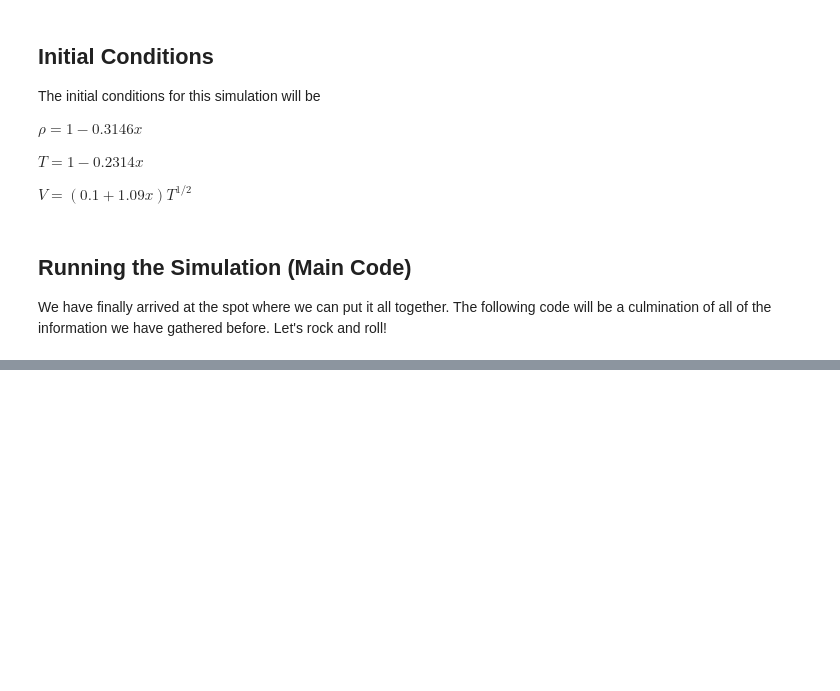
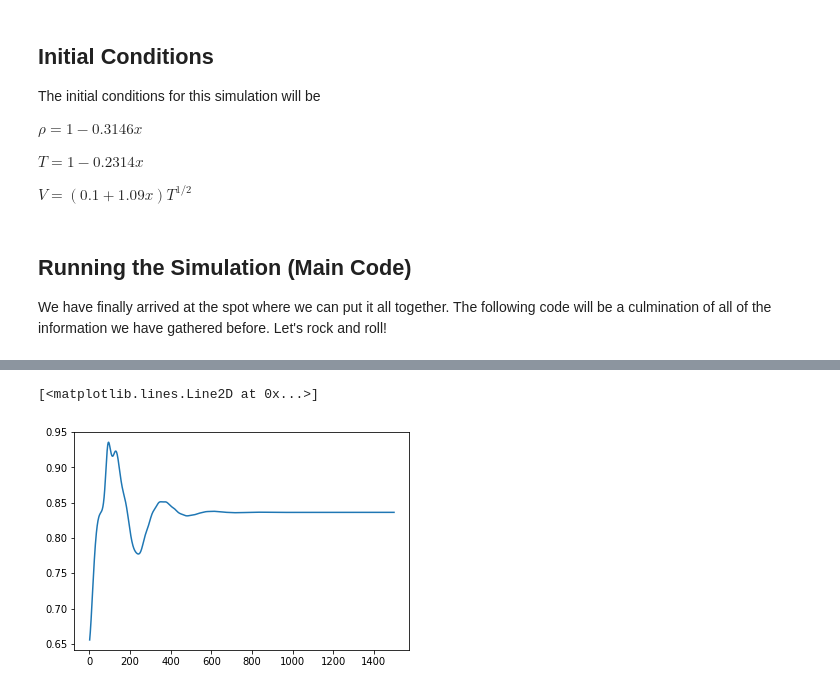
Before and after one commit to bjreddish/CFD, a Jupyter notebook: nozzleFlow/nozzleFlowCFD.ipynb, the cells around one changed output, grey strips where cells are left out. Drawn from its saved outputs; the diff is of its cells as text; code cells hidden in the pictures; blank space fills up the shorter version.

```diff
--- a/nozzleFlow/nozzleFlowCFD.ipynb
+++ b/nozzleFlow/nozzleFlowCFD.ipynb
@@ -465,0 +497,5 @@ while iter<750:
+# %%
+pyplot.plot(x,tempPlot)
+# %% [output]
+[<matplotlib.lines.Line2D at 0x...>]
+[figure, added]
```
Also changed, not shown: parts of 13 cells of this notebook.
